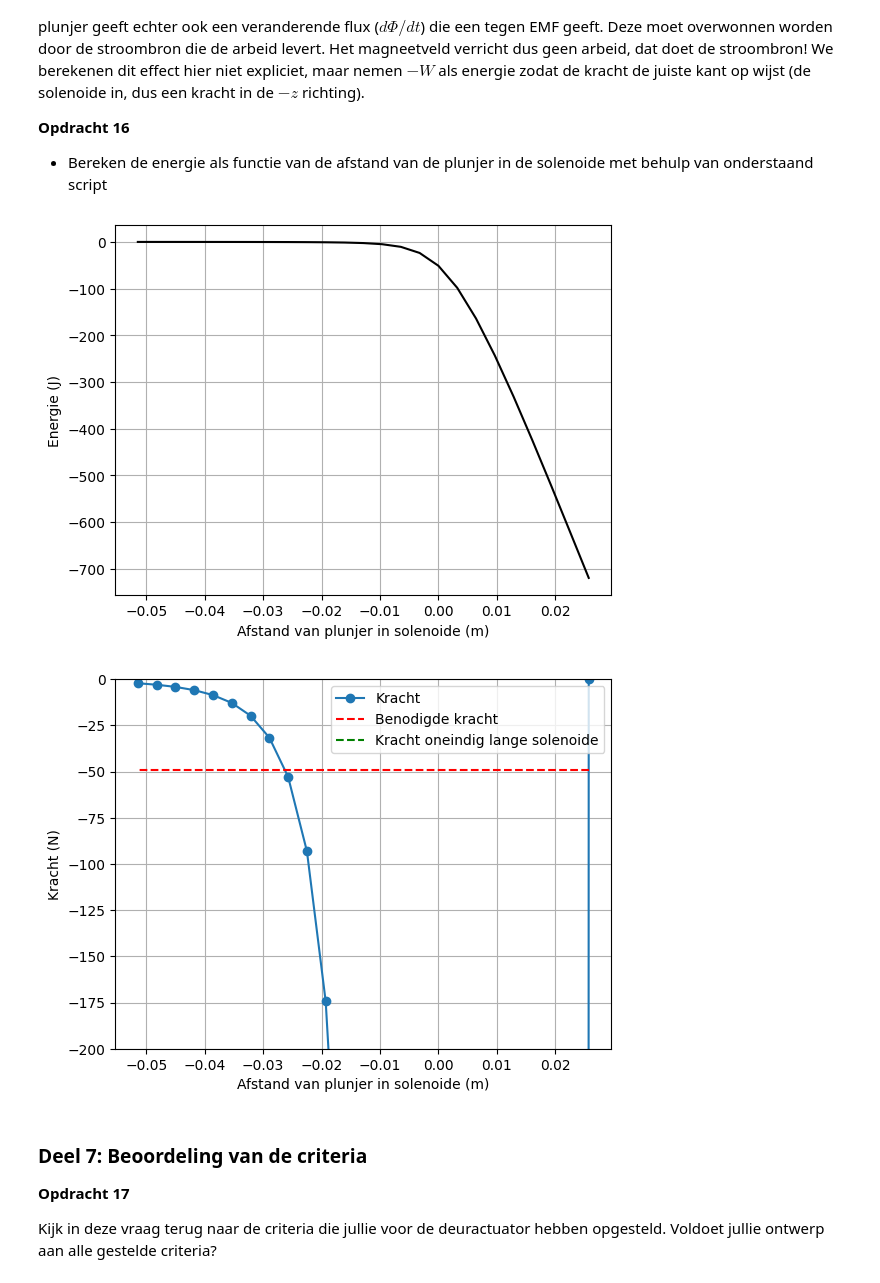
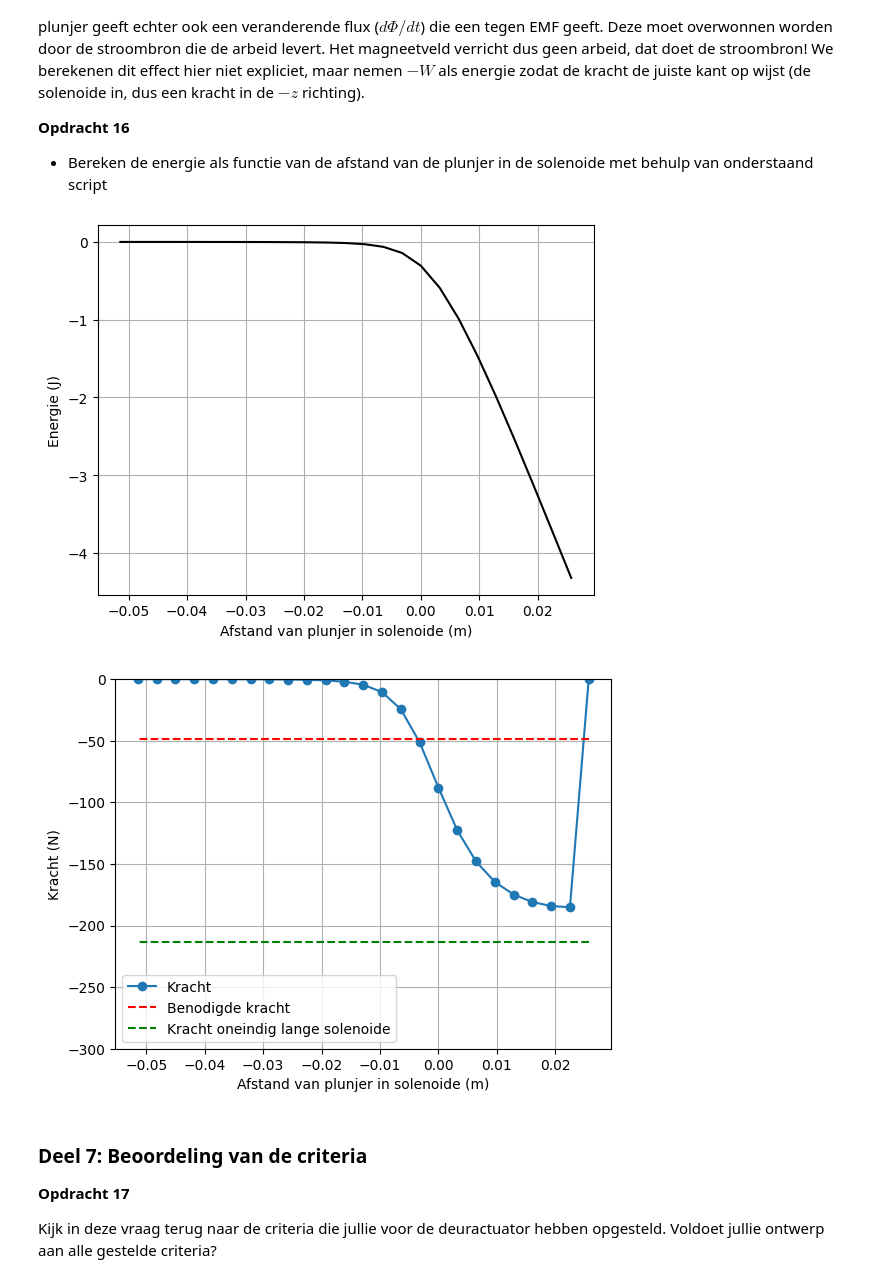
Before and after one commit to ggdejong/opdrachten-DEF-D, a Jupyter notebook: DigitaleOntwerpopdrachten/1CondensatorOpdracht/KrachtactuatorOpdracht.ipynb, the cells around one changed output. Drawn from its saved outputs; the diff is of its cells as text; code cells hidden in the pictures.

```diff
--- a/DigitaleOntwerpopdrachten/1CondensatorOpdracht/KrachtactuatorOpdracht.ipynb
+++ b/DigitaleOntwerpopdrachten/1CondensatorOpdracht/KrachtactuatorOpdracht.ipynb
@@ -615,32 +615,33 @@ Zoals je uit je berekening voor het $\mathbf{H}$ kan zien is de energie van de p
 * Bereken de energie als functie van de afstand van de plunjer in de solenoide met behulp van onderstaand script
 # %%
 # integrate the field up to point z_p
+mu_r = 30
 Wz = -0.5*np.pi*r_s**2*np.cumsum(np.flipud(H_ax)*mu_r*mu_0*np.flipud(H_ax))*(z_ax[1] - z_ax[0])
 
-plt.plot(L_s/2 - z_ax, np.flipud(Wz), '-k')
+plt.plot(L_sol/2 - z_ax, np.flipud(Wz), '-k')
 
 plt.xlabel('Afstand van plunjer in solenoide (m)')
 plt.ylabel('Energie (J)')
 plt.grid()
 plt.show()
 # %% [output]
-[figure, old version]
+[figure, new version]
 # %%
 force_analytical = -mu_0*mu_r*n**2*np.pi*r_s**2*I**2/2  # analytische kracht
 force_numerical = np.diff(Wz, n=1, append=Wz[-1])/(z_ax[1] - z_ax[0])  # numerieke kracht
 
 # Plotting the results
-plt.plot(L_s/2 - z_ax, np.flipud(force_numerical), '-o', label='Kracht')
-plt.plot(L_s/2 - z_ax, (-5*9.8)*np.ones(n_ax), '--r', label='Benodigde kracht')
-plt.plot(L_s/2 - z_ax, force_analytical*np.ones(n_ax), '--g', label='Kracht oneindig lange solenoide')
+plt.plot(L_sol/2 - z_ax, np.flipud(force_numerical), '-o', label='Kracht')
+plt.plot(L_sol/2 - z_ax, (-5*9.8)*np.ones(n_ax), '--r', label='Benodigde kracht')
+plt.plot(L_sol/2 - z_ax, force_analytical*np.ones(n_ax), '--g', label='Kracht oneindig lange solenoide')
 plt.xlabel('Afstand van plunjer in solenoide (m)')
 plt.ylabel('Kracht (N)')
 plt.grid()
 plt.legend()
-plt.ylim([-200, 0])
+plt.ylim([-300, 0])
 plt.show()
 # %% [output]
-[figure, old version]
+[figure, new version]
 # %% [markdown]
 ### Deel 7: Beoordeling van de criteria
 **Opdracht 17**
```
